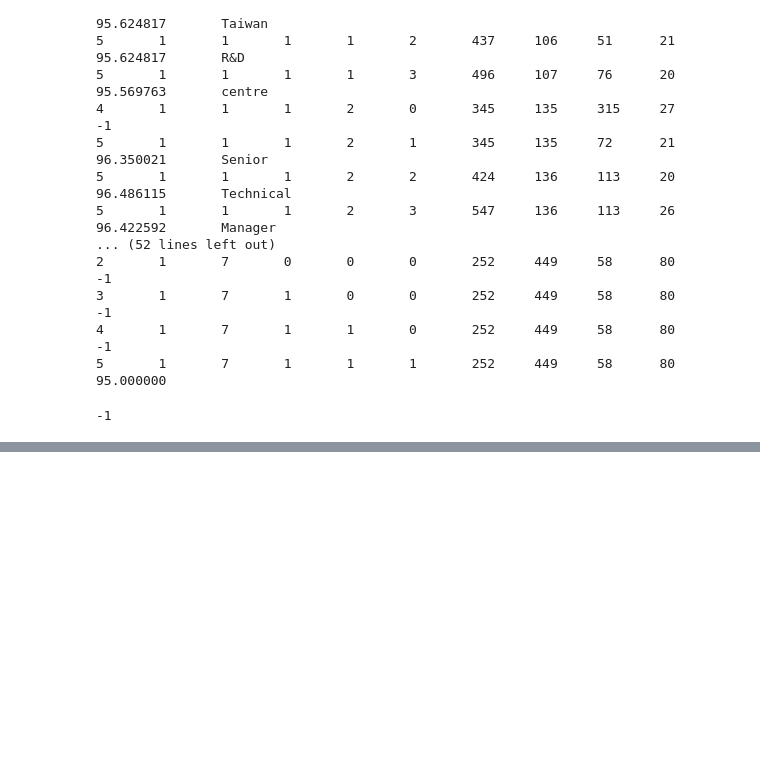
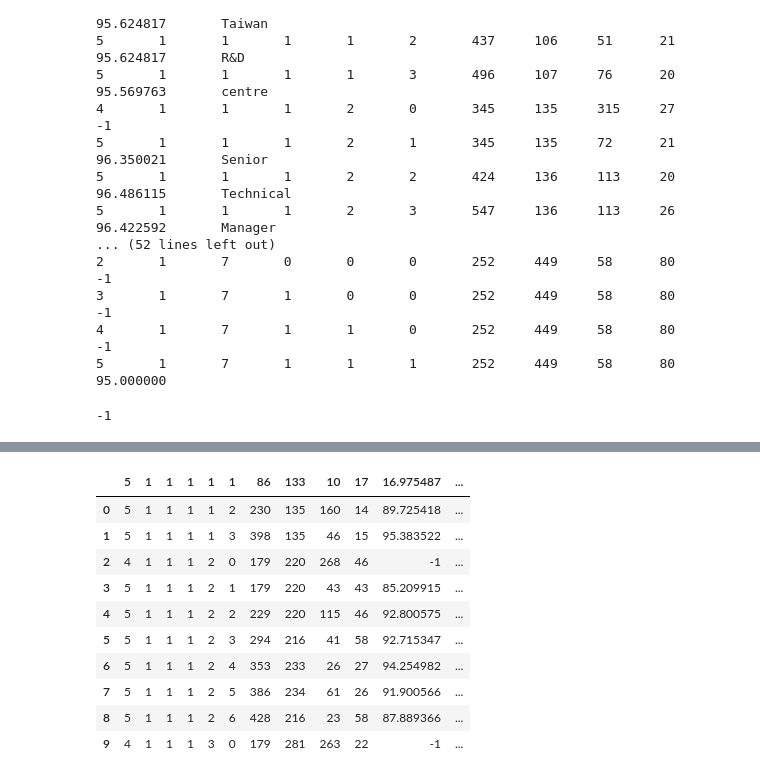
Before and after one commit to CHAO20170808/Pic_OCrTest, a Jupyter notebook: test.ipynb, the cells around one changed output, grey strips where cells are left out. Saved outputs shown, nothing was run; the diff lists cells and outputs as text; code cells hidden in the pictures; blank space fills up the shorter version.

```diff
--- a/test.ipynb
+++ b/test.ipynb
@@ -172,0 +376,10 @@ cv2.destroyAllWindows()
+# %%
+# 假設 datlist 的第七個元素才是你想要的數據和列名
+# 需要根據你的實際 datlist 結構進行調整
+data_rows = datlist[6:]
+column_names = data_rows[0] if data_rows else []
+data = data_rows[1:] if len(data_rows) > 1 else []
+
+df = pd.DataFrame(data, columns=column_names)
+
+print(df)
@@ -172,0 +404,3 @@ cv2.destroyAllWindows()
+# %%
+df.columns = ['level', 'page_num', 'block_num', 'par_num', 'line_num', 'word_num', 'left', 'top', 'width', 'height', 'conf', 'text'] # 假設你的 DataFrame 有 12 列，最後一列是 'text'
+print(df)
@@ -172,0 +425,14 @@ cv2.destroyAllWindows()
+# %%
+df.head(10)
+# %% [output]
+|  | 5 | 1 | 1 | 1 | 1 | 1 | 86 | 133 | 10 | 17 | 16.975487 | ... |
+| 0 | 5 | 1 | 1 | 1 | 1 | 2 | 230 | 135 | 160 | 14 | 89.725418 | ... |
+| 1 | 5 | 1 | 1 | 1 | 1 | 3 | 398 | 135 | 46 | 15 | 95.383522 | ... |
+| 2 | 4 | 1 | 1 | 1 | 2 | 0 | 179 | 220 | 268 | 46 | -1 | ... |
+| 3 | 5 | 1 | 1 | 1 | 2 | 1 | 179 | 220 | 43 | 43 | 85.209915 | ... |
+| 4 | 5 | 1 | 1 | 1 | 2 | 2 | 229 | 220 | 115 | 46 | 92.800575 | ... |
+| 5 | 5 | 1 | 1 | 1 | 2 | 3 | 294 | 216 | 41 | 58 | 92.715347 | ... |
+| 6 | 5 | 1 | 1 | 1 | 2 | 4 | 353 | 233 | 26 | 27 | 94.254982 | ... |
+| 7 | 5 | 1 | 1 | 1 | 2 | 5 | 386 | 234 | 61 | 26 | 91.900566 | ... |
+| 8 | 5 | 1 | 1 | 1 | 2 | 6 | 428 | 216 | 23 | 58 | 87.889366 | ... |
+| 9 | 4 | 1 | 1 | 1 | 3 | 0 | 179 | 281 | 263 | 22 | -1 | ... |
```
Also changed, not shown: parts of 28 cells of this notebook, 1 other file.
